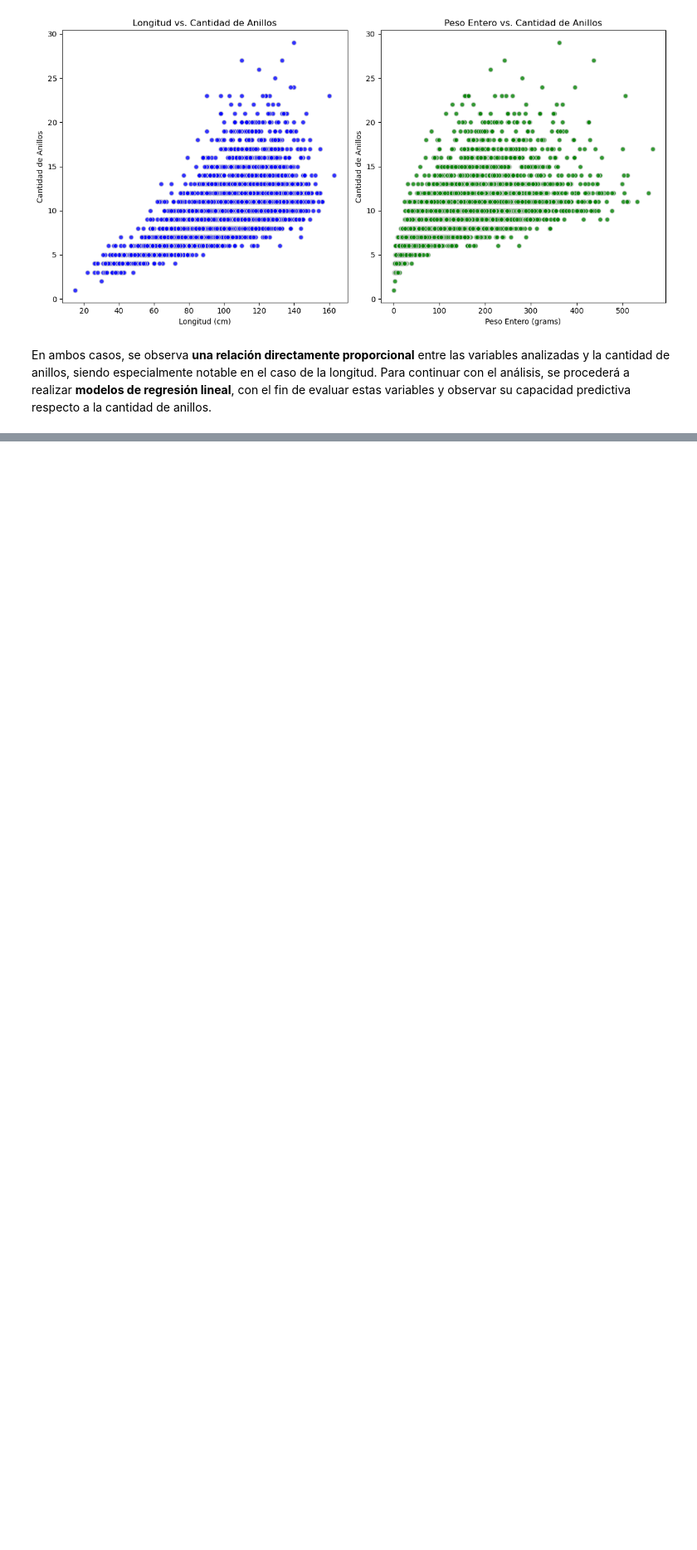
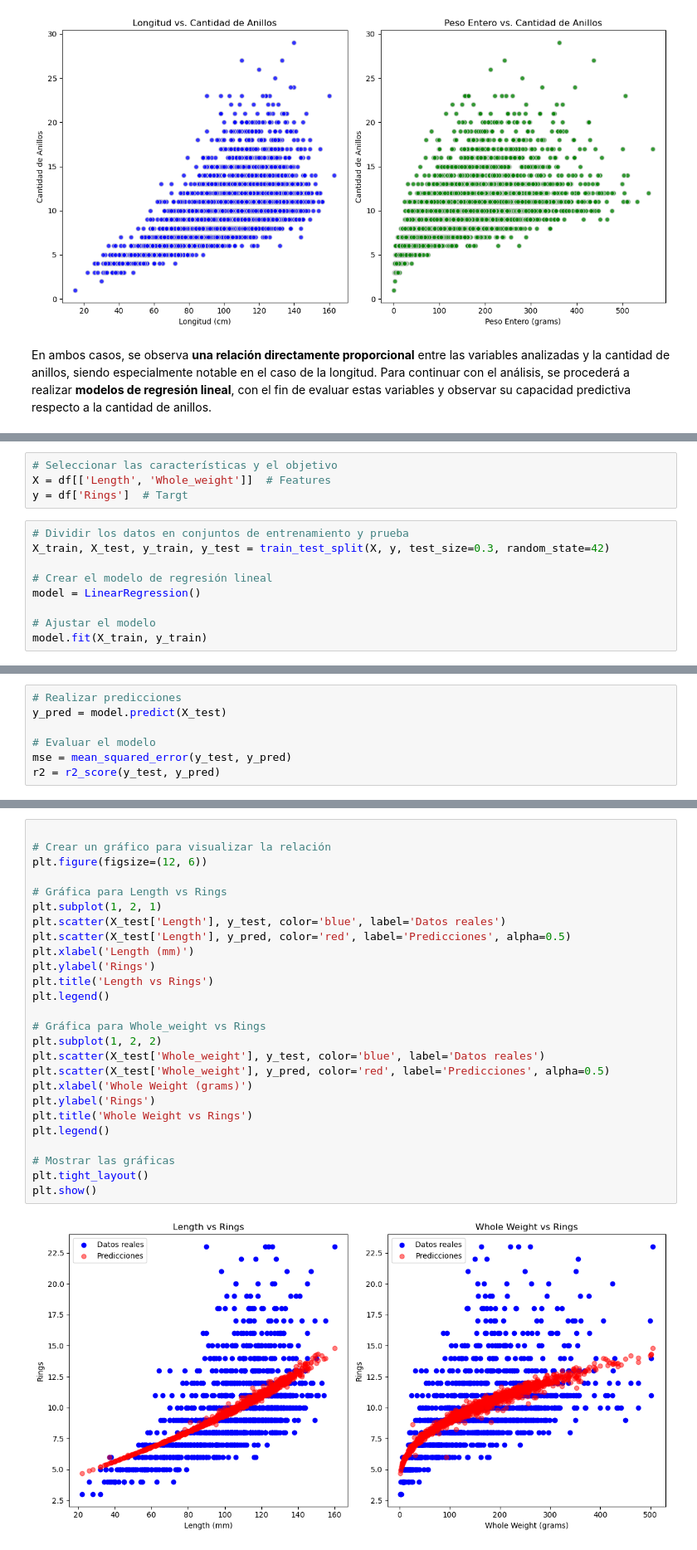
Before and after one commit to bautistaturri/EntregaIAA, a Jupyter notebook: Abulones.ipynb, the cells around one changed output, grey strips where cells are left out. Shown at 83% size. Saved outputs shown, nothing was run; the diff lists cells and outputs as text; blank space fills up the shorter version.

```diff
--- a/Abulones.ipynb
+++ b/Abulones.ipynb
@@ -153,0 +158,13 @@ En ambos casos, se observa **una relación directamente proporcional** entre las
+# %%
+# Seleccionar las características y el objetivo
+X = df[['Length', 'Whole_weight']]  # Features
+y = df['Rings']  # Targt
+# %%
+# Dividir los datos en conjuntos de entrenamiento y prueba
+X_train, X_test, y_train, y_test = train_test_split(X, y, test_size=0.3, random_state=42)
+
+# Crear el modelo de regresión lineal
+model = LinearRegression()
+
+# Ajustar el modelo
+model.fit(X_train, y_train)
@@ -153,0 +173,7 @@ En ambos casos, se observa **una relación directamente proporcional** entre las
+# %%
+# Realizar predicciones
+y_pred = model.predict(X_test)
+
+# Evaluar el modelo
+mse = mean_squared_error(y_test, y_pred)
+r2 = r2_score(y_test, y_pred)
@@ -153,0 +186,28 @@ En ambos casos, se observa **una relación directamente proporcional** entre las
+# %%
+
+# Crear un gráfico para visualizar la relación
+plt.figure(figsize=(12, 6))
+
+# Gráfica para Length vs Rings
+plt.subplot(1, 2, 1)
+plt.scatter(X_test['Length'], y_test, color='blue', label='Datos reales')
+plt.scatter(X_test['Length'], y_pred, color='red', label='Predicciones', alpha=0.5)
+plt.xlabel('Length (mm)')
+plt.ylabel('Rings')
+plt.title('Length vs Rings')
+plt.legend()
+
+# Gráfica para Whole_weight vs Rings
+plt.subplot(1, 2, 2)
+plt.scatter(X_test['Whole_weight'], y_test, color='blue', label='Datos reales')
+plt.scatter(X_test['Whole_weight'], y_pred, color='red', label='Predicciones', alpha=0.5)
+plt.xlabel('Whole Weight (grams)')
+plt.ylabel('Rings')
+plt.title('Whole Weight vs Rings')
+plt.legend()
+
+# Mostrar las gráficas
+plt.tight_layout()
+plt.show()
+# %% [output]
+[figure, added]
```
Also changed, not shown: parts of 8 cells of this notebook.
